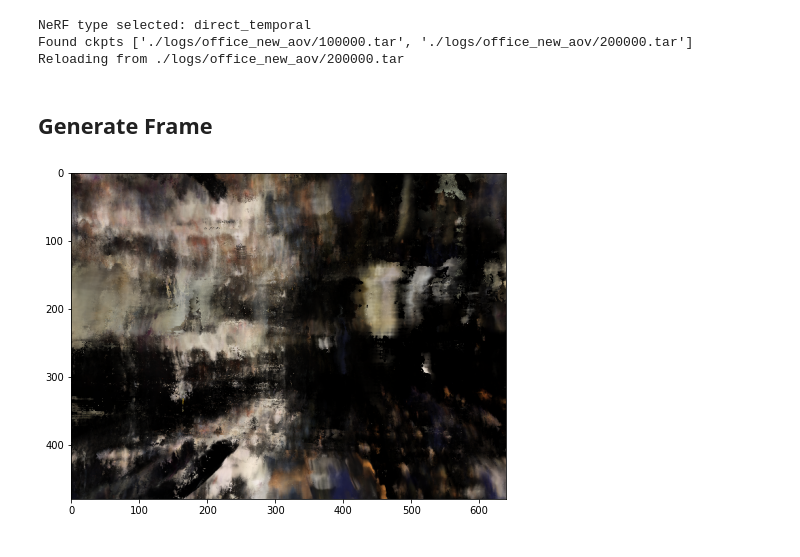
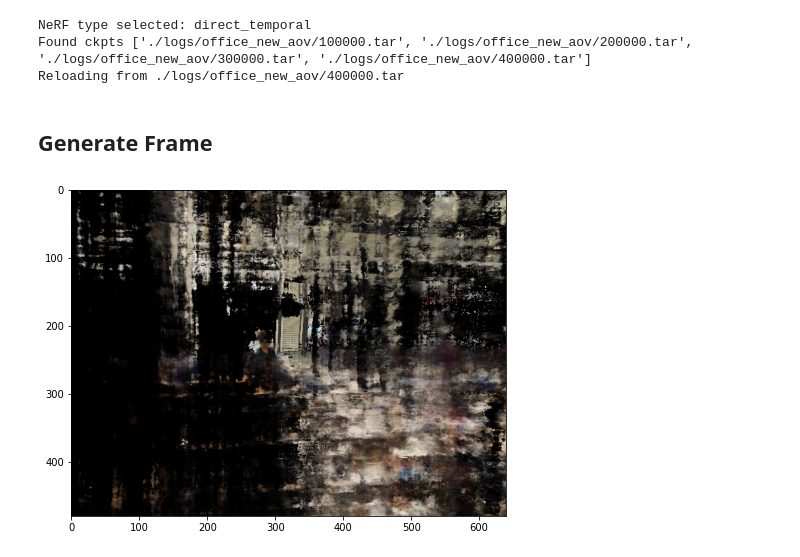
Before and after one commit to philippwulff/DGD-NeRF, a Jupyter notebook: render.ipynb, the cells around one changed output. Cells and saved outputs as stored; diff of their text form; code cells hidden in the pictures.

```diff
--- a/render.ipynb
+++ b/render.ipynb
@@ -13,6 +15,6 @@ env: CUDA_VISIBLE_DEVICES=""      # Rendering on CPU is ca. 7x slower
 # %%
 # set cuda
-#torch.set_default_tensor_type('torch.cuda.FloatTensor')           # Use this when on GPU
+torch.set_default_tensor_type('torch.cuda.FloatTensor')           # Use this when on GPU
 
 # get config file
 config_file = "configs/office.txt"
@@ -27,8 +29,8 @@ render_kwargs_test.update({'near' : 0.1, 'far' : 11})
 #render_kwargs_test.update({'near' : 2., 'far' : 6.})
 # %% [output]
 NeRF type selected: direct_temporal
-Found ckpts ['./logs/office_new_aov/100000.tar', './logs/office_new_aov/200000.tar']
-Reloading from ./logs/office_new_aov/200000.tar
+Found ckpts ['./logs/office_new_aov/100000.tar', './logs/office_new_aov/200000.tar', './logs/office_new_aov/300000.tar', './logs/office_new_aov/400000.tar']
+Reloading from ./logs/office_new_aov/400000.tar
 # %% [markdown]
 ## Generate Frame
 # %%
@@ -37,7 +39,8 @@ def generate_img(time, azimuth, elevation):
     assert -180 <= azimuth <= 180
     assert -180 <= elevation <= 180
 
-    render_poses = torch.unsqueeze(pose_spherical(azimuth, elevation, 4.0), 0).to(device)
+    # render_poses = torch.unsqueeze(pose_spherical(azimuth, elevation, 4.0), 0).to(device)
+    render_poses = torch.unsqueeze(pose_spherical2(azimuth, elevation, 0), 0).to(device)
     render_times = torch.Tensor([time]).to(device)
 
     with torch.no_grad():
@@ -46,14 +49,14 @@ def generate_img(time, azimuth, elevation):
     return rgbs[0]
 # %%
 # genearte
-time = .5  # in [0,1]
-azimuth = -10  # in [-180,180]
+time = .1  # in [0,1]
+azimuth = 10  # in [-180,180]      # theta
 elevation = 0  # in [-180,180]
 img = generate_img(time, azimuth, elevation)
 
 # display
 plt.figure(2, figsize=(20,6))
 plt.imshow(img)
 plt.show()
 # %% [output]
-[figure, old version]
+[figure, new version]
```
Also changed, not shown: parts of 1 cell of this notebook, 5 other files.
